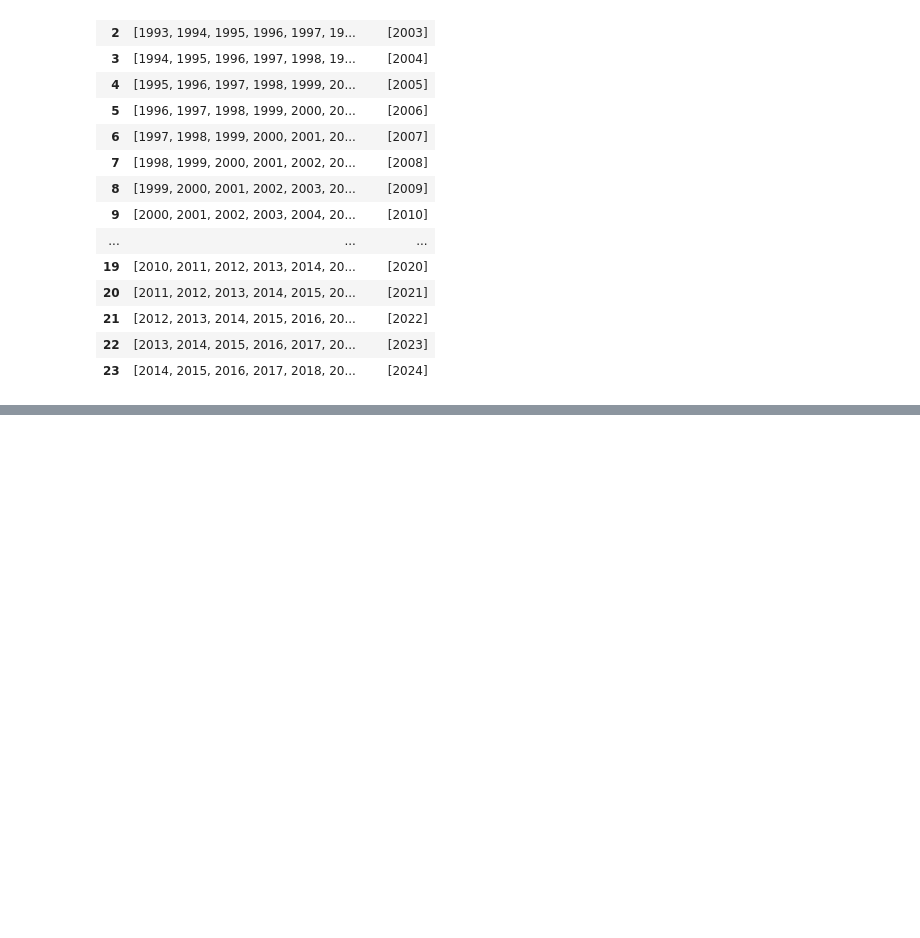
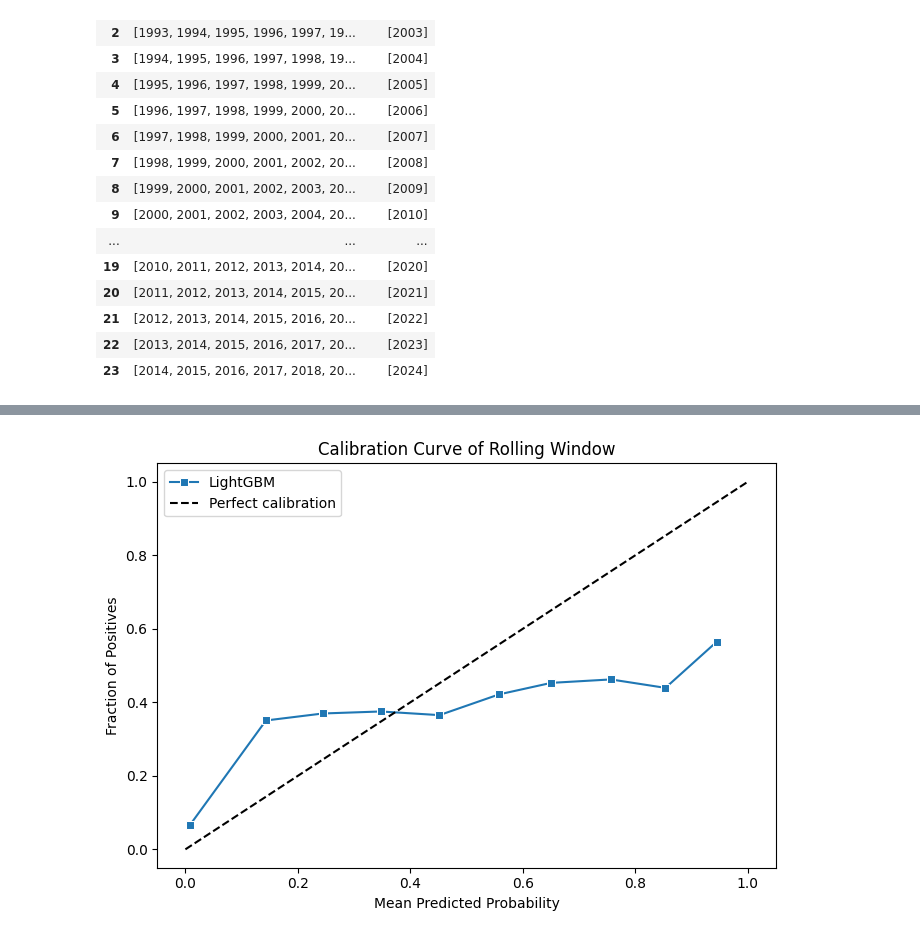
Before and after one commit to DaveAhearne/F1Prediction, a Jupyter notebook: notebooks/LightGBM_Iter.ipynb, the cells around one changed output, grey strips where cells are left out. Drawn from its saved outputs; the diff is of its cells as text; code cells hidden in the pictures; blank space fills up the shorter version.

Commit message:
Added scaling and rolling window graphs

```diff
--- a/notebooks/LightGBM_Iter.ipynb
+++ b/notebooks/LightGBM_Iter.ipynb
@@ -279,6 +283,7 @@ with mlflow.start_run(run_name="lgbm-baseline-walk-forward", description="Baseli
     })
 
     fold_aucs, fold_briers = [], []
+    all_preds, all_labels = [], []
 
     for fold, (train_years, val_years) in enumerate(folds):
         train_mask = training_base_race_data_df["year"].isin(train_years)
@@ -312,6 +317,9 @@ with mlflow.start_run(run_name="lgbm-baseline-walk-forward", description="Baseli
             model.fit(X_train_fold, y_train_fold)
             preds = model.predict_proba(X_val_fold)[:, 1]
 
+            all_preds.extend(preds)
+            all_labels.extend(y_val_fold)
+
             fold_auc   = roc_auc_score(y_val_fold, preds)
             fold_brier = brier_score_loss(y_val_fold, preds)
             fold_aucs.append(fold_auc)
@@ -366,2 +374,29 @@ with mlflow.start_run(run_name="lgbm-baseline-walk-forward", description="Baseli
 🧪 View experiment at: http://127.0.0.1:5000/#/experiments/1
 ... (14 outputs left out)
+# %%
+all_preds = np.array(all_preds)
+all_labels = np.array(all_labels)
+
+fraction_of_positives, mean_predicted_value = calibration_curve(
+    all_labels, all_preds, n_bins=10
+)
+
+calib_df = pd.DataFrame({
+    "Mean Predicted Probability": mean_predicted_value,
+    "Fraction of Positives": fraction_of_positives
+})
+
+fig1, ax1 = plt.subplots(figsize=(7, 5))
+sns.lineplot(
+    data=calib_df,
+    x="Mean Predicted Probability",
+    y="Fraction of Positives",
+    marker="s", label="LightGBM", ax=ax1
+)
+ax1.plot([0, 1], [0, 1], "k--", label="Perfect calibration")
+ax1.set_title("Calibration Curve of Rolling Window")
+ax1.legend()
+plt.tight_layout()
+plt.show()
+# %% [output]
+[figure, added]
```
Also changed, not shown: parts of 9 cells of this notebook, 19 other files.
